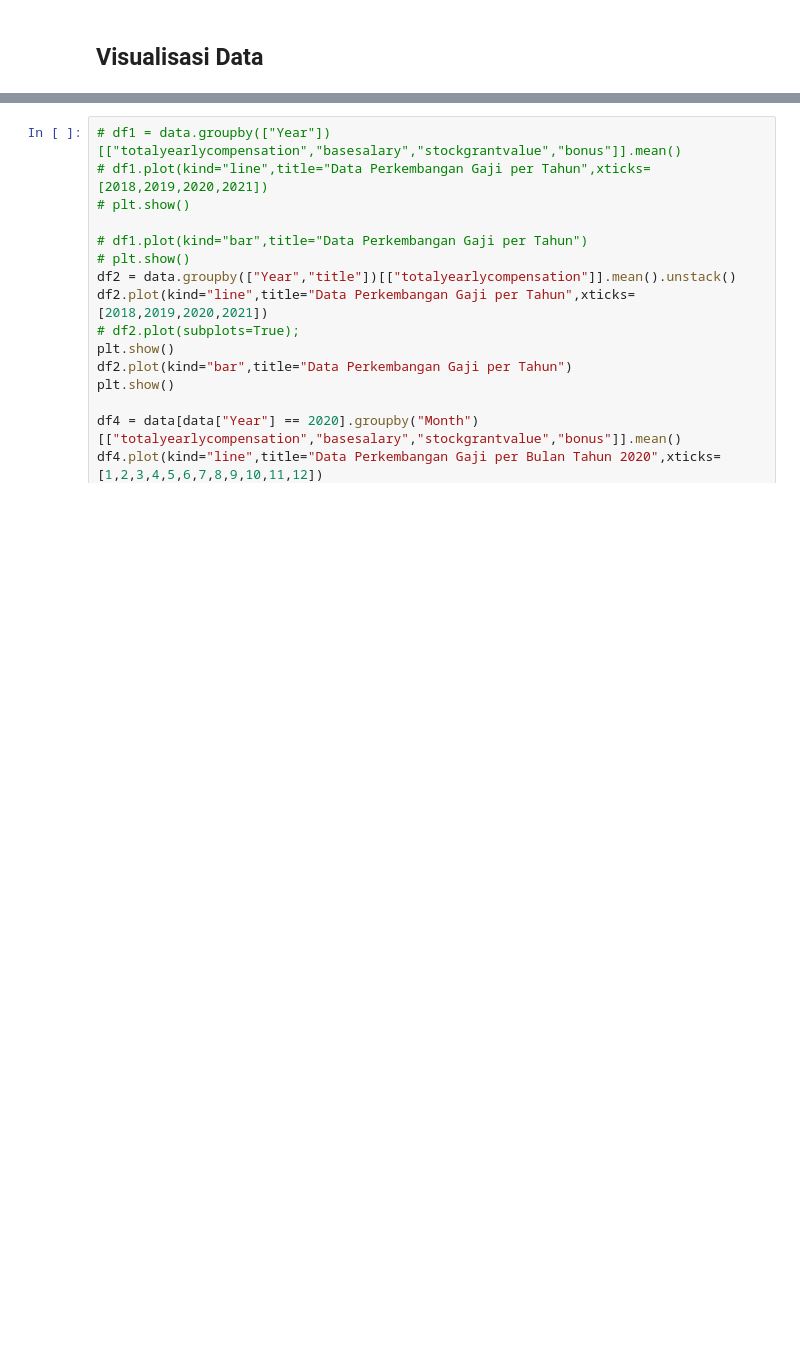
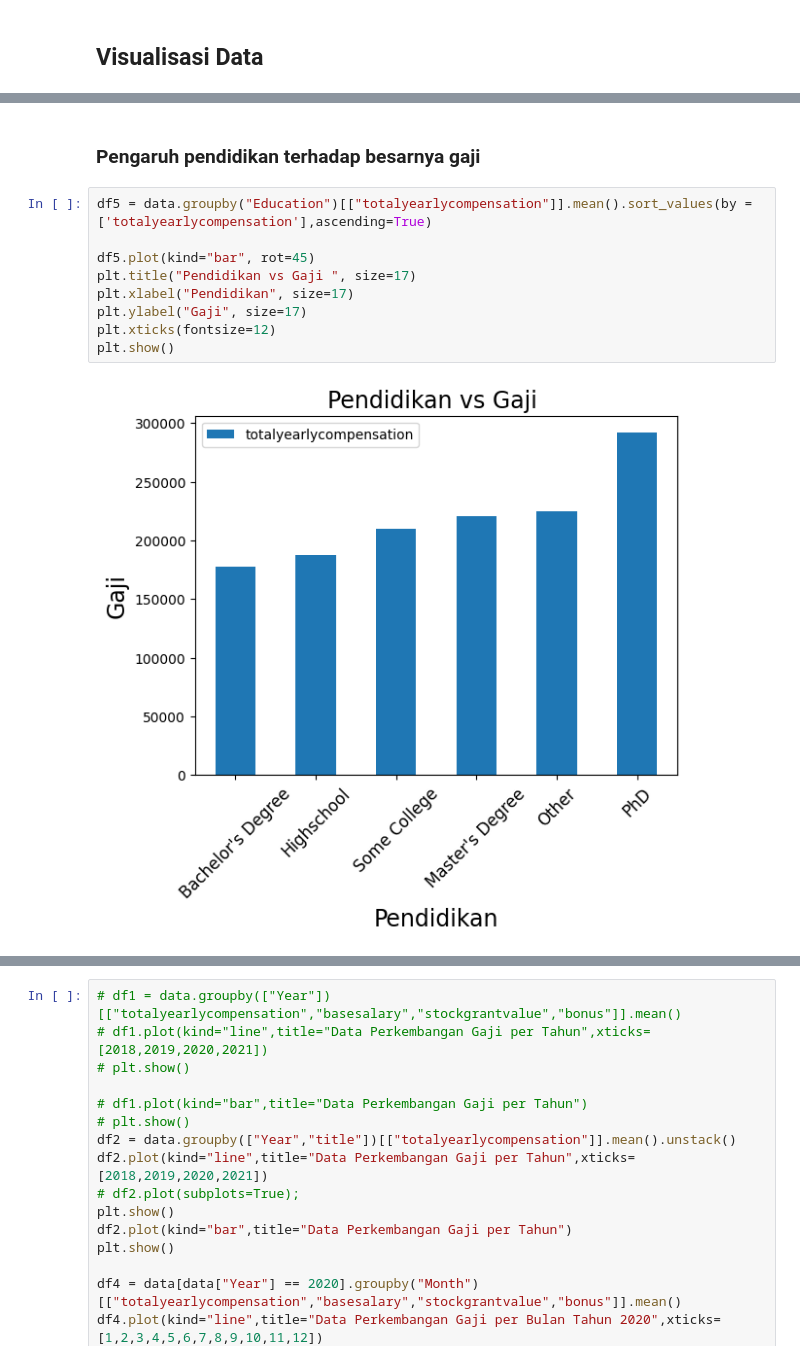
Before and after one commit to fairuzald/andat-Tubes2, a Jupyter notebook: main.ipynb, the cells around one changed output, grey strips where cells are left out. Drawn from its saved outputs; the diff is of its cells as text; blank space fills up the shorter version.

```diff
--- a/main.ipynb
+++ b/main.ipynb
@@ -663,0 +797,13 @@ plt.show()
+# %% [markdown]
+### Pengaruh pendidikan terhadap besarnya gaji
+# %%
+df5 = data.groupby("Education")[["totalyearlycompensation"]].mean().sort_values(by = ['totalyearlycompensation'],ascending=True)
+
+df5.plot(kind="bar", rot=45)
+plt.title("Pendidikan vs Gaji ", size=17)
+plt.xlabel("Pendidikan", size=17)
+plt.ylabel("Gaji", size=17)
+plt.xticks(fontsize=12)
+plt.show()
+# %% [output]
+[figure, added]
```
Also changed, not shown: parts of 47 cells of this notebook.
